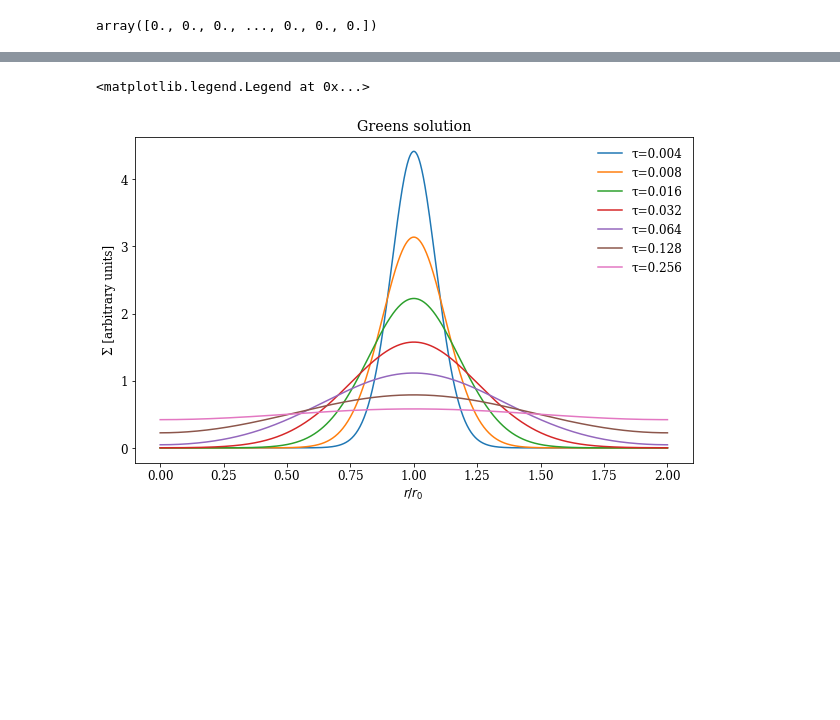
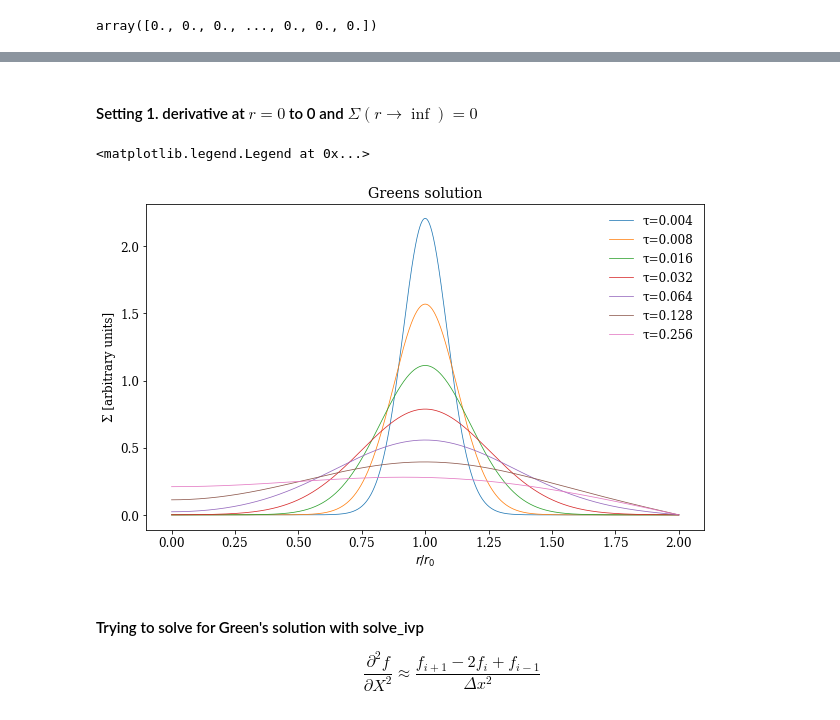
Before and after one commit to agent031/bachelor_code, a Jupyter notebook: Simple_solutions/evolution-greens_solultion.ipynb, the cells around one changed output, grey strips where cells are left out. Drawn from its saved outputs; the diff is of its cells as text; code cells hidden in the pictures; blank space fills up the shorter version.

Commit message:
Several new ways of getting close to the real greens solution is computed

```diff
--- a/Simple_solutions/evolution-greens_solultion.ipynb
+++ b/Simple_solutions/evolution-greens_solultion.ipynb
@@ -41,7 +43,7 @@ $$\Rightarrow \frac{\partial f}{\partial t}=\frac{12\nu}{X^2}\frac{\partial^2f}{
 ### *Initial condition for Green's solution*
 $$\Sigma(r,t=0)=\frac{m}{2\pi r_0}\delta(r-r_0)$$
 # %%
-N = 1001
+N = 2001
 x_i = 0
 x_f = 2
 x = np.linspace(x_i, x_f, N)
@@ -79,3 +85,14 @@ sol = np.asarray(sol)
 b_initial
 # %% [output]
 array([0., 0., 0., ..., 0., 0., 0.])
+# %%
+fig, axs = plt.subplots(figsize=(10,6))
+
+for τ in [0.004, 0.008, 0.016, 0.032, 0.064, 0.128, 0.256]:
+    axs.plot(x, 100*sol[t == τ][0], label=f'τ={τ}', lw=0.75)
+#for i in range(0, 10):
+#    axs.plot(x, sol[i], label=f'τ={t[i]:1.2e}')
+
+#axs.plot(x, b_initial, label='Initial condition')
+axs.set(title='Greens solution\n 1.Derivative in both boundaries is set to 0', ylabel='Σ [arbitrary units]', xlabel='$r/r_0$')
+plt.legend(frameon=False)
@@ -82,14 +102,42 @@ array([0., 0., 0., ..., 0., 0., 0.])
+# %% [markdown]
+#### Setting 1. derivative at $r=0$ to 0 and $Σ(r\rightarrow\inf)=0$
+# %%
+A = np.identity(N) - D * Δt
+
+
+A[0] = 0
+A[0, :5] = forward_backward(5, 1, forward = True)[0]
+A[-1] = 0
+A[-1, -1:] = 1
+# %%
+A_ = inv(A)
+
+t = np.arange(0, 0.256 + Δt, Δt)
+sol = []
+b = np.zeros_like(x)
+b[x == 1] = 5
+b_initial = b.copy()
+for _ in t:
+    b[0] = 0
+    b[-1] = 0
+    sol.append(A_ @ b)
+    b = A_ @ b
+sol = np.asarray(sol)
 # %%
 fig, axs = plt.subplots(figsize=(10,6))
 
 for τ in [0.004, 0.008, 0.016, 0.032, 0.064, 0.128, 0.256]:
-    axs.plot(x, 100*sol[t == τ][0], label=f'τ={τ}')
+    axs.plot(x, 100*sol[t == τ][0], label=f'τ={τ}', lw=0.75)
 #for i in range(0, 10):
 #    axs.plot(x, sol[i], label=f'τ={t[i]:1.2e}')
 
 #axs.plot(x, b_initial, label='Initial condition')
 axs.set(title='Greens solution', ylabel='Σ [arbitrary units]', xlabel='$r/r_0$')
 plt.legend(frameon=False)
 # %% [output]
 <matplotlib.legend.Legend at 0x...>
-[figure, old version]
+[figure, new version]
+# %% [markdown]
+#### Trying to solve for Green's solution with solve_ivp
+
+$$\frac{\partial^2f}{\partial X^2}\approx\frac{f_{i+1}-2f_i+f_{i-1}}{\Delta x^2}$$
```
Also changed, not shown: parts of 11 cells of this notebook.
